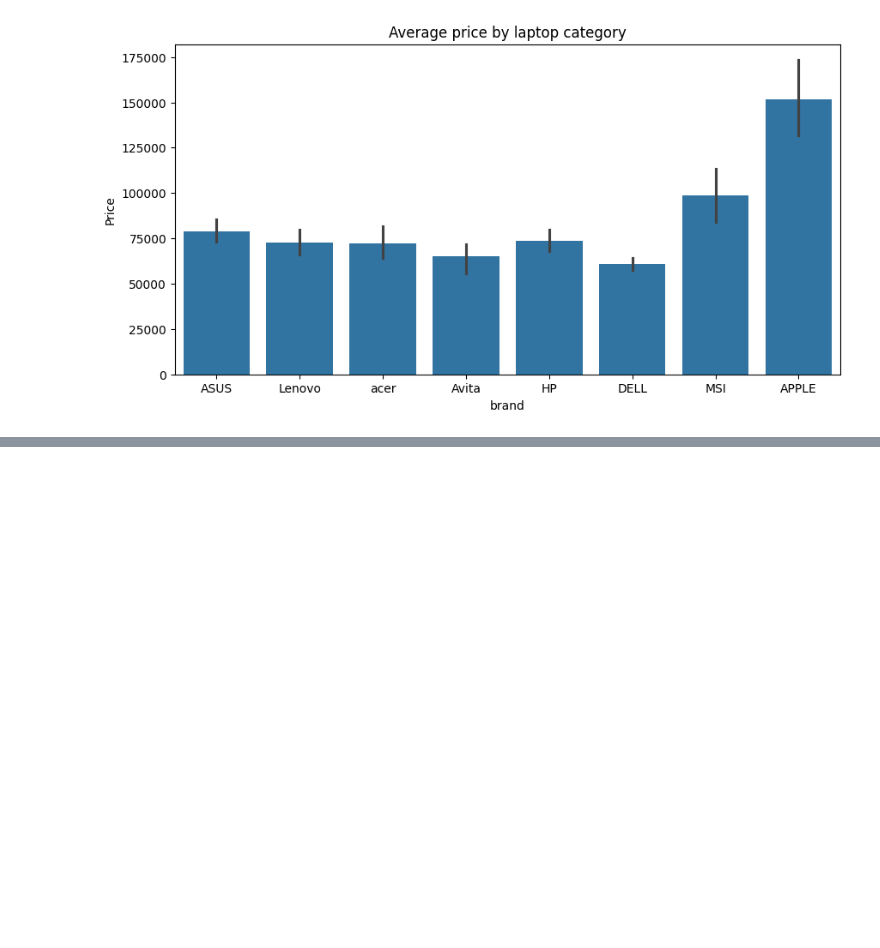
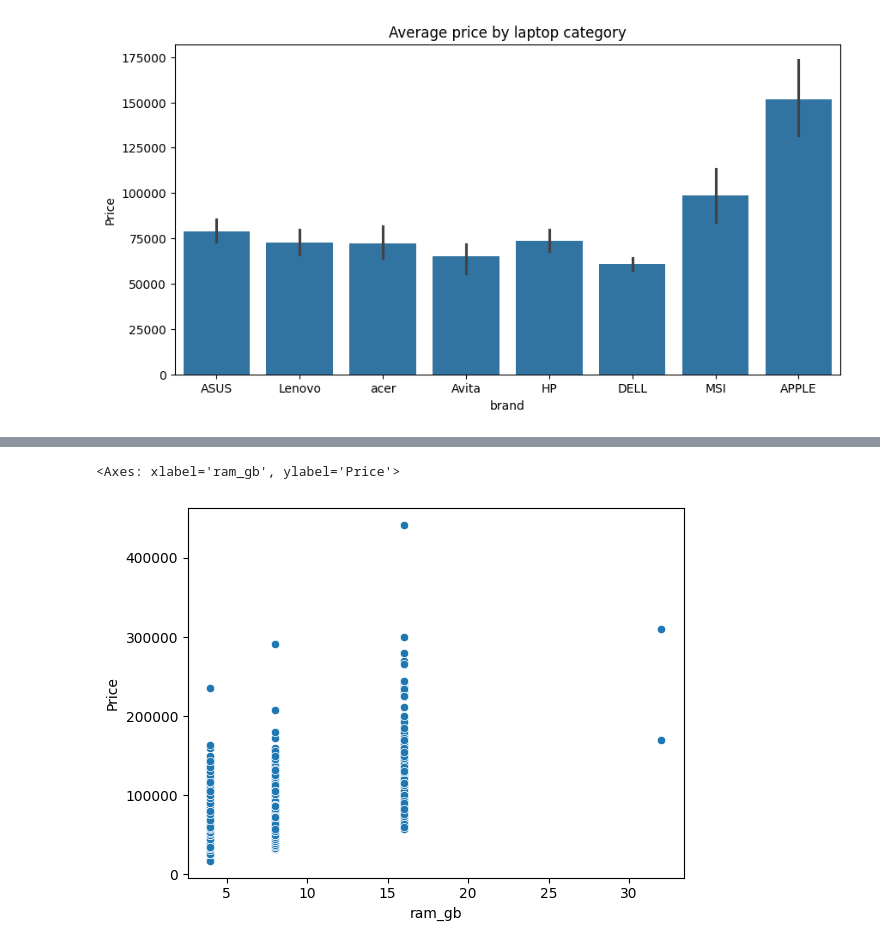
Before and after one commit to imadh-au/Laptop-Price-Analysis, a Jupyter notebook: Data_Cleaning.ipynb, the cells around one changed output, grey strips where cells are left out. Drawn from its saved outputs; the diff is of its cells as text; code cells hidden in the pictures; blank space fills up the shorter version.

```diff
--- a/Data_Cleaning.ipynb
+++ b/Data_Cleaning.ipynb
@@ -94,0 +105,5 @@ plt.show()
+# %%
+sns.scatterplot(y=df['Price'],x=df['ram_gb'])
+# %% [output]
+<Axes: xlabel='ram_gb', ylabel='Price'>
+[figure, added]
```
Also changed, not shown: parts of 4 cells of this notebook.
